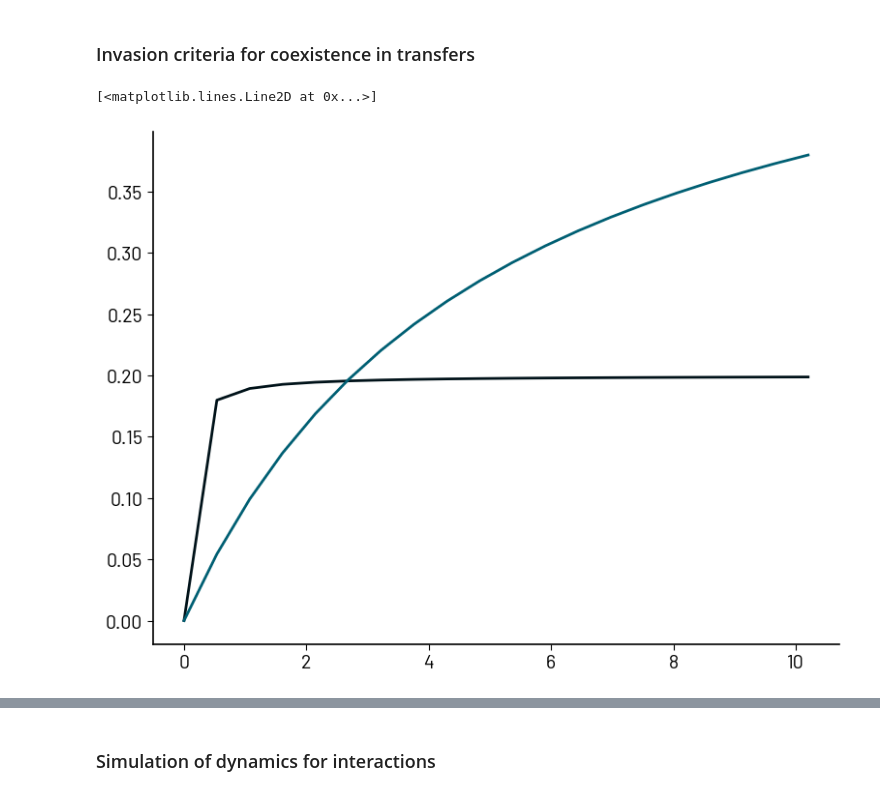
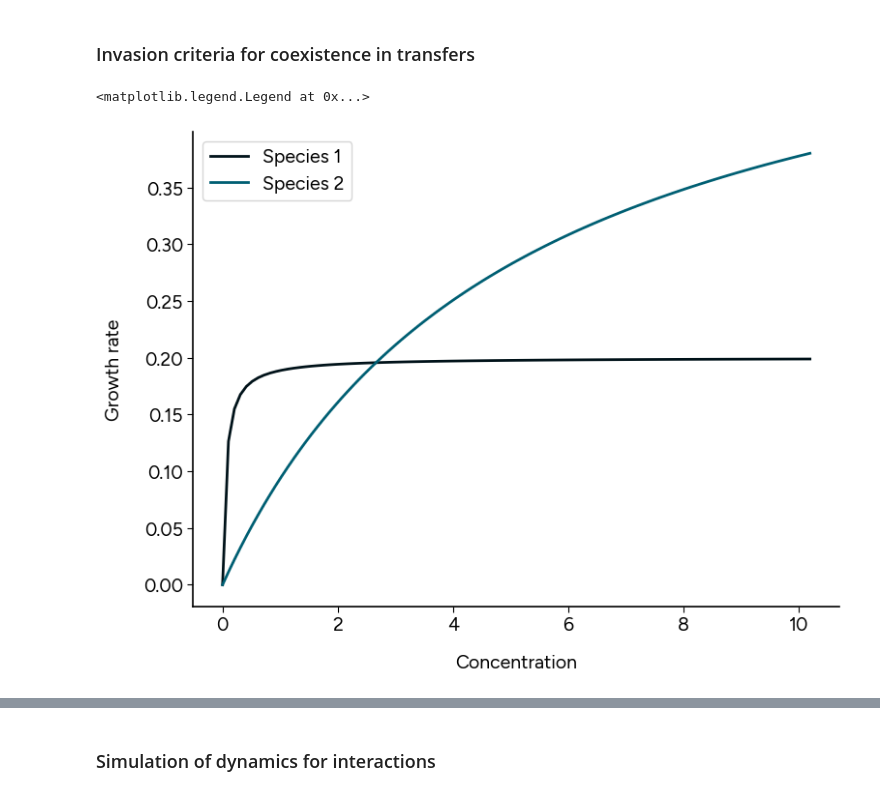
Before and after one commit to prajwalp/OE-dilutions, a Jupyter notebook: coexistence_interactions.ipynb, the cells around one changed output, grey strips where cells are left out. Cells and saved outputs as stored; diff of their text form; code cells hidden in the pictures.

```diff
--- a/coexistence_interactions.ipynb
+++ b/coexistence_interactions.ipynb
@@ -27,12 +27,16 @@ y1,y2 = 1e7,1e7
 alpha_vec = np.array([a1,a2])
 K_vec = np.array([K1,K2])
 yield_vec = np.array([y1,y2])
-# %%
-plt.plot(np.linspace(0,np.max([K1,K2])*2,20),a1 * np.linspace(0,np.max([K1,K2])*2,20) / (K1 + np.linspace(0,np.max([K1,K2])*2,20)))
-plt.plot(np.linspace(0,np.max([K1,K2])*2,20),a2*np.linspace(0,np.max([K1,K2])*2,20)/ (K2 + np.linspace(0,np.max([K1,K2])*2,20)))
-# %% [output]
-[<matplotlib.lines.Line2D at 0x...>]
-[figure, removed]
+# %%
+plotconc = np.linspace(0,np.max([K1,K2])*2,100)
+plt.plot(plotconc,a1*plotconc/(K1+plotconc),label="Species 1")
+plt.plot(plotconc,a2*plotconc/(K2+plotconc),label="Species 2")
+plt.xlabel("Concentration")
+plt.ylabel("Growth rate")
+plt.legend()
+# %% [output]
+<matplotlib.legend.Legend at 0x...>
+[figure, added]
 # %%
 supply_conc = 10
 dilution_times = np.geomspace(2,72,20)[::-1]
```
Also changed, not shown: parts of 17 cells of this notebook.
